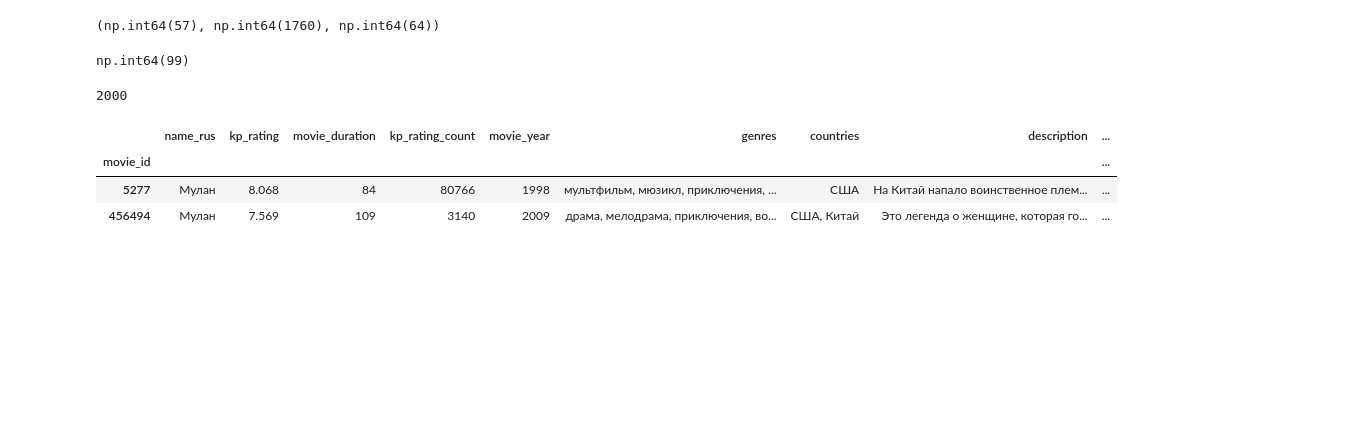
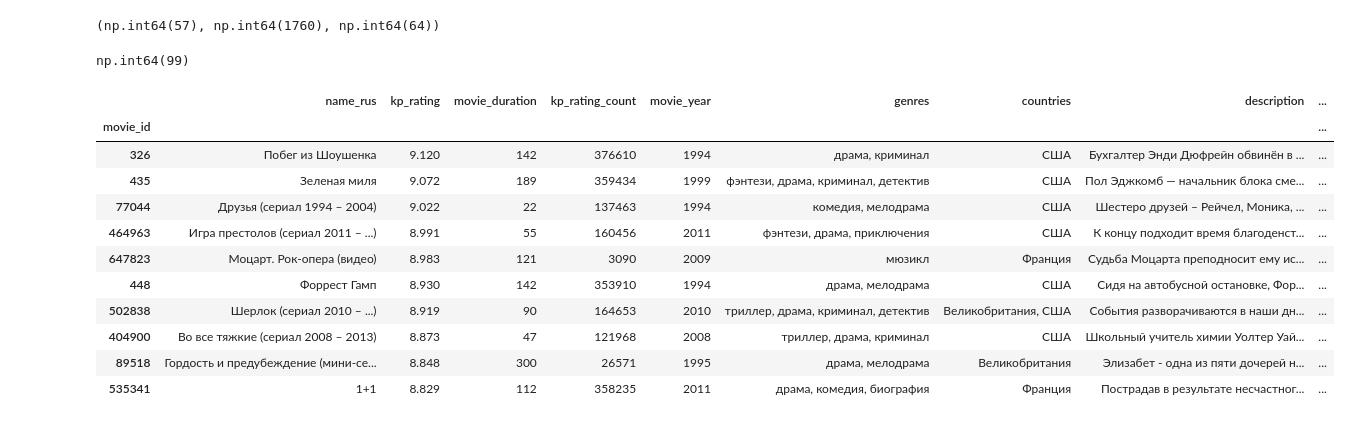
Before and after one commit to dann1erel/movie_rec_system, a Jupyter notebook: services/data_processing.ipynb, the cells around one changed output. Drawn from its saved outputs; the diff is of its cells as text; code cells hidden in the pictures; blank space fills up the shorter version.

```diff
--- a/services/data_processing.ipynb
+++ b/services/data_processing.ipynb
@@ -333,14 +307,19 @@ kp_all_data['name_rus'].apply(f).max(), kp_all_data['description'].apply(f).max(
 kp_all_data['genres'].apply(f).max()
 # %% [output]
 np.int64(99)
-# %%
-kp_all_data.shape[0]
-# %% [output]
-2000
-# %%
-kp_all_data[kp_all_data['name_rus'] == 'Мулан']
-# %% [output]
-|  | name_rus | kp_rating | movie_duration | kp_rating_count | movie_year | genres | countries | description | ... |
-| movie_id |  |  |  |  |  |  |  |  | ... |
-| 5277 | Мулан | 8.068 | 84 | 80766 | 1998 | мультфильм, мюзикл, приключения, ... | США | На Китай напало воинственное плем... | ... |
-| 456494 | Мулан | 7.569 | 109 | 3140 | 2009 | драма, мелодрама, приключения, во... | США, Китай | Это легенда о женщине, которая го... | ... |
+# %%
+kp_all_data = pd.read_csv('../data/kp_final.csv', index_col='movie_id')
+kp_all_data.head(10)
+# %% [output]
+|  | name_rus | kp_rating | movie_duration | kp_rating_count | movie_year | genres | countries | description | ... |
+| movie_id |  |  |  |  |  |  |  |  | ... |
+| 326 | Побег из Шоушенка | 9.120 | 142 | 376610 | 1994 | драма, криминал | США | Бухгалтер Энди Дюфрейн обвинён в ... | ... |
+| 435 | Зеленая миля | 9.072 | 189 | 359434 | 1999 | фэнтези, драма, криминал, детектив | США | Пол Эджкомб — начальник блока сме... | ... |
+| 77044 | Друзья (сериал 1994 – 2004) | 9.022 | 22 | 137463 | 1994 | комедия, мелодрама | США | Шестеро друзей – Рейчел, Моника, ... | ... |
+| 464963 | Игра престолов (сериал 2011 – ...) | 8.991 | 55 | 160456 | 2011 | фэнтези, драма, приключения | США | К концу подходит время благоденст... | ... |
+| 647823 | Моцарт. Рок-опера (видео) | 8.983 | 121 | 3090 | 2009 | мюзикл | Франция | Судьба Моцарта преподносит ему ис... | ... |
+| 448 | Форрест Гамп | 8.930 | 142 | 353910 | 1994 | драма, мелодрама | США | Сидя на автобусной остановке, Фор... | ... |
+| 502838 | Шерлок (сериал 2010 – ...) | 8.919 | 90 | 164653 | 2010 | триллер, драма, криминал, детектив | Великобритания, США | События разворачиваются в наши дн... | ... |
+| 404900 | Во все тяжкие (сериал 2008 – 2013) | 8.873 | 47 | 121968 | 2008 | триллер, драма, криминал | США | Школьный учитель химии Уолтер Уай... | ... |
+| 89518 | Гордость и предубеждение (мини-се... | 8.848 | 300 | 26571 | 1995 | драма, мелодрама | Великобритания | Элизабет - одна из пяти дочерей н... | ... |
+| 535341 | 1+1 | 8.829 | 112 | 358235 | 2011 | драма, комедия, биография | Франция | Пострадав в результате несчастног... | ... |
```
Also changed, not shown: parts of 3 cells of this notebook, 3 other files.
